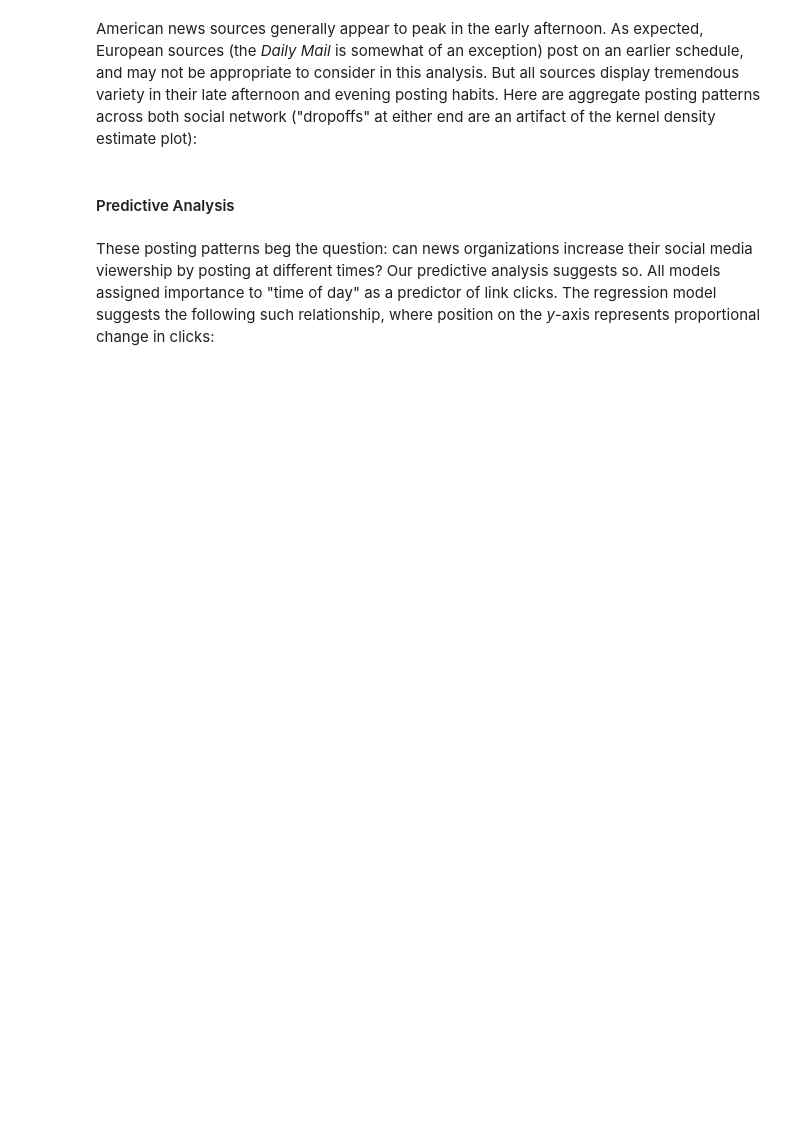
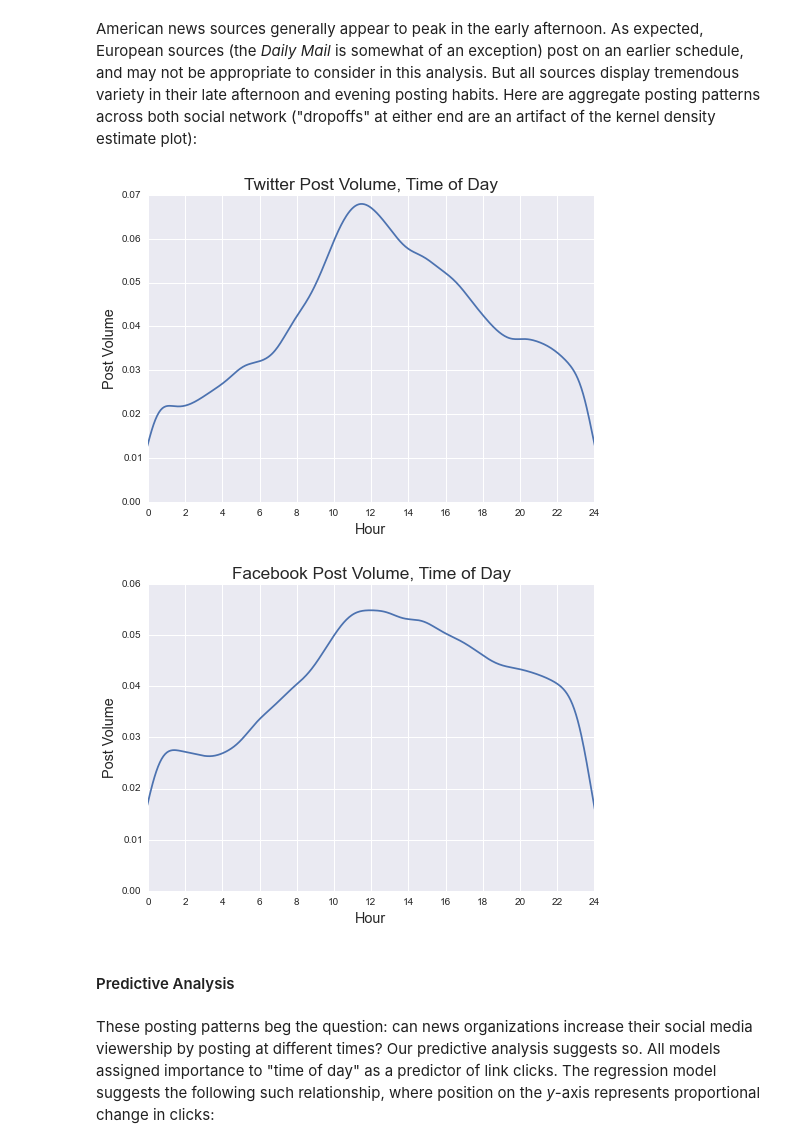
Before and after one commit to micahlanier/social-news, a Jupyter notebook: book/9_PredictiveAnalysisKeyFindings.ipynb, the cells around one changed output. Drawn from its saved outputs; the diff is of its cells as text; code cells hidden in the pictures; blank space fills up the shorter version.

```diff
--- a/book/9_PredictiveAnalysisKeyFindings.ipynb
+++ b/book/9_PredictiveAnalysisKeyFindings.ipynb
@@ -27,3 +33,24 @@ American news sources generally appear to peak in the early afternoon. As expect
+# %%
+# Twitter.
+tw.time_est.plot(kind='kde')
+plt.title('Tweet Volume, Time of Day',size='xx-large')
+plt.xlabel('Hour',size='x-large')
+plt.ylabel('Tweet Volume',size='x-large')
+plt.xlim((0,timeIncrements.max()))
+plt.xticks(range(0,25,2))
+plt.show()
+
+# Facebook.
+fb.time_est.plot(kind='kde')
+plt.title('Facebook Post Volume, Time of Day',size='xx-large')
+plt.xlabel('Hour',size='x-large')
+plt.ylabel('Post Volume',size='x-large')
+plt.xlim((0,timeIncrements.max()))
+plt.xticks(range(0,25,2))
+plt.show()
+# %% [output]
+[figure, added]
+[figure, added]
 # %% [markdown]
 #### Predictive Analysis
 # %% [markdown]
```
Also changed, not shown: parts of 11 cells of this notebook.
